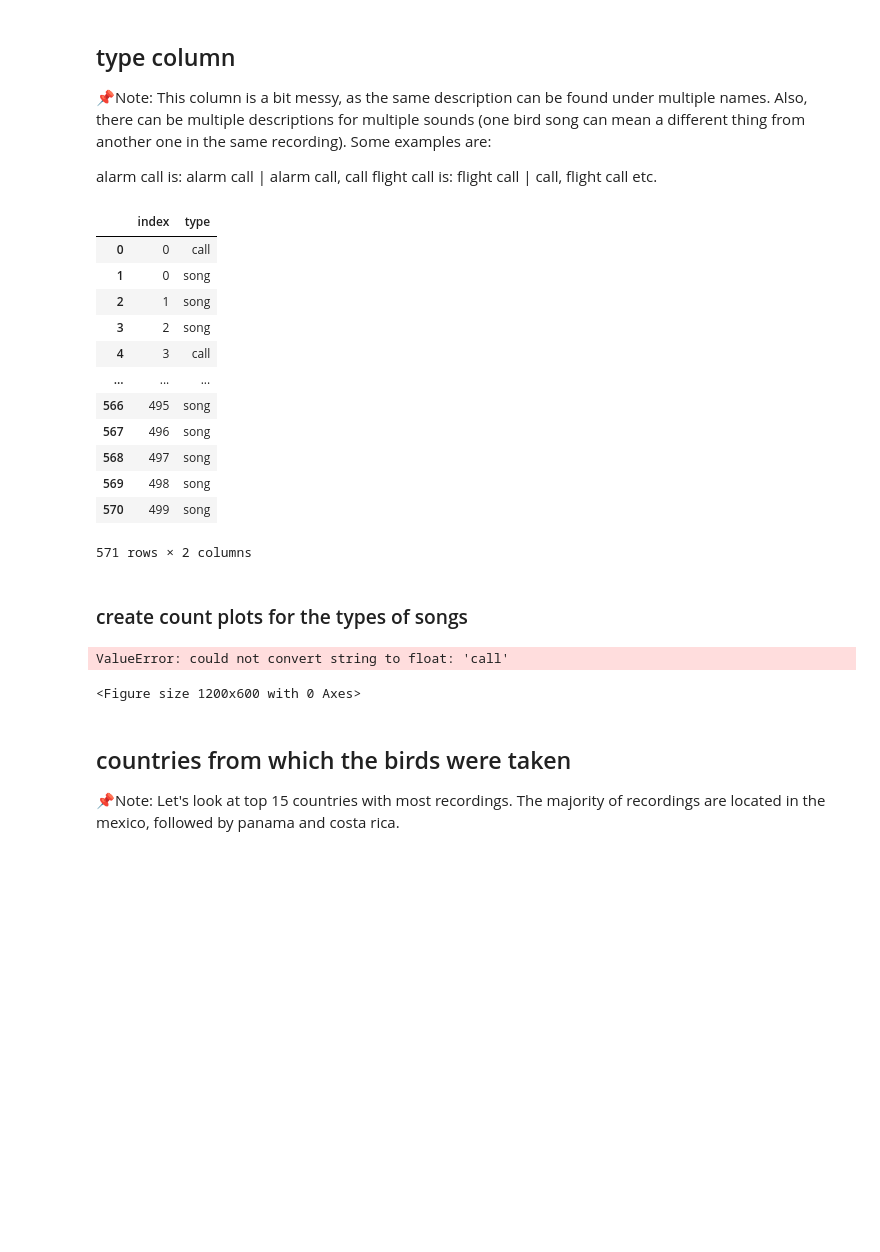
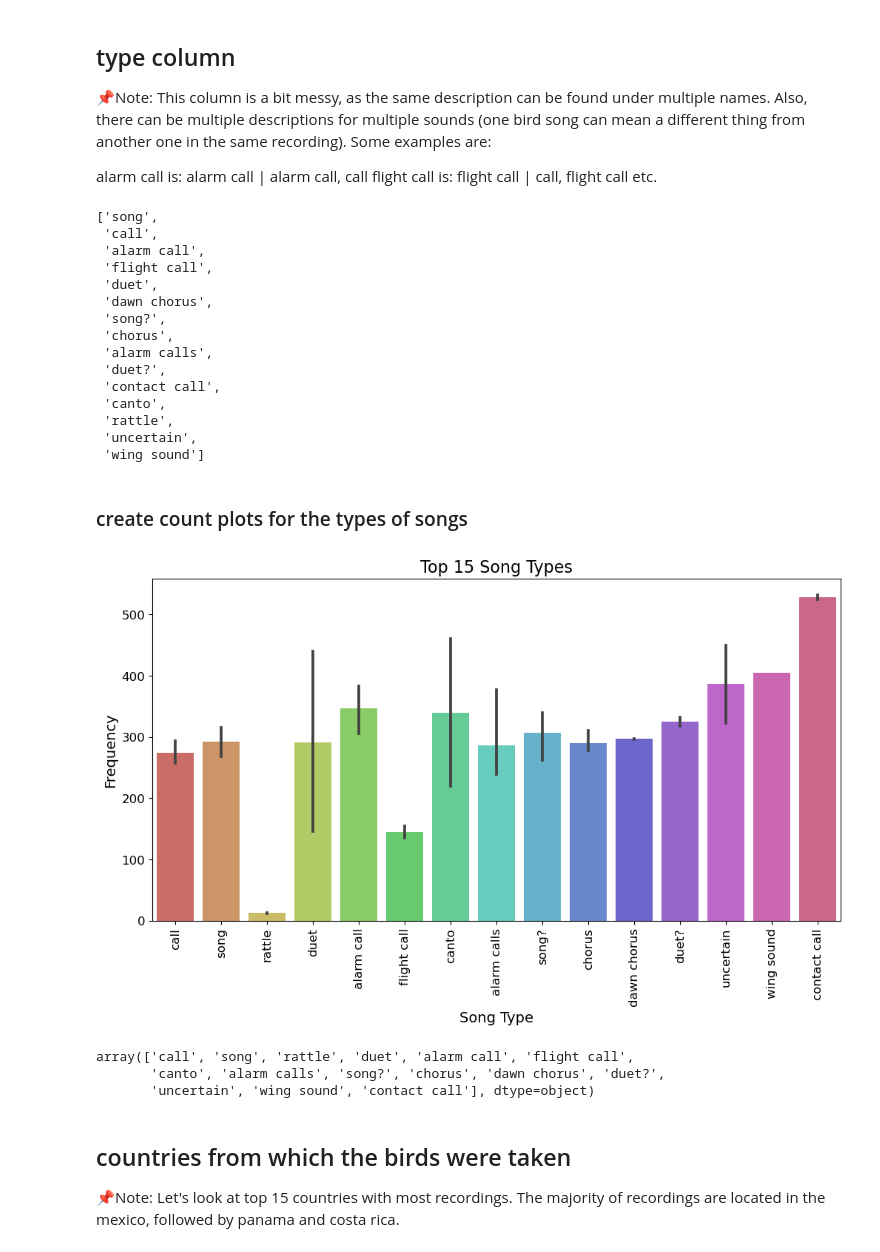
Before and after one commit to baliddeki/Bird-Behavior-ML-Project, a Jupyter notebook: data_cleaning.ipynb, the cells around one changed output. Drawn from its saved outputs; the diff is of its cells as text; code cells hidden in the pictures; blank space fills up the shorter version.

Commit message:
bar plots of top 15 songs

```diff
--- a/data_cleaning.ipynb
+++ b/data_cleaning.ipynb
@@ -154,55 +154,65 @@ plt.show()
 
 alarm call is: alarm call | alarm call, call
 flight call is: flight call | call, flight call etc.
-# %%
-# Convert 'type' column to lowercase and strip white spaces
-df['type'] = df['type'].apply(lambda x: x.strip().lower())
-
-# Replace unwanted values with appropriate categorical values
-df['type'] = df['type'].replace(['calls', '?'], 'call')
-
-# Create a new variable type by exploding all the values
-adjusted_type = df['type'].apply(lambda x: x.split(',')).reset_index().explode("type")
+# %%
+# Create a new variable type by exploding all the values
+adjusted_type =df['type'].apply(lambda x: x.split(',')).reset_index().explode("type")
+
+# Strip of white spaces and convert to lower chars
+adjusted_type = adjusted_type['type'].apply(lambda x: x.strip().lower()).reset_index()
+adjusted_type['type'] = adjusted_type['type'].replace(['calls', '?'], 'call')
+
+# Replace unwanted values with appropriate categorical values
+adjusted_type['type'] = adjusted_type['type'].replace(['calls', '?', 'fligth'], 'call')
 # %%
 adjusted_type['type'].unique()
-adjusted_type
+top_15 = list(adjusted_type['type'].value_counts().head(15).reset_index()['index'])
+top_15
 # %% [output]
-|  | index | type |
-| 0 | 0 | call |
-| 1 | 0 | song |
-| 2 | 1 | song |
-| 3 | 2 | song |
-| 4 | 3 | call |
-| ... | ... | ... |
-| 566 | 495 | song |
-| 567 | 496 | song |
-| 568 | 497 | song |
-| 569 | 498 | song |
-| 570 | 499 | song |
-571 rows × 2 columns
+['song',
+ 'call',
+ 'alarm call',
+ 'flight call',
+ 'duet',
+ 'dawn chorus',
+ 'song?',
+ 'chorus',
+ 'alarm calls',
+ 'duet?',
+ 'contact call',
+ 'canto',
+ 'rattle',
+ 'uncertain',
+ 'wing sound']
 # %% [markdown]
 ### create count plots for the types of songs
 # %%
+# Replace unwanted values with appropriate categorical values
+adjusted_type['type'] = adjusted_type['type'].replace(['calls', '?', 'fligth'], 'call')
+
 # Create Top 15 list with song types
-top_15 = list(adjusted_type['type'].value_counts().head(15).reset_index()['index'])
+top_15 = list(adjusted_type['type'].value_counts().head(15).index)
 
 # Filter the data for only the top 15 song types
 data = adjusted_type[adjusted_type['type'].isin(top_15)]
 
-
-
-# Plot the count plot
+# Plot the barplot
 plt.figure(figsize=(12, 6))
-ax = sns.countplot(data['type'], palette="hls")
+ax = sns.barplot(x=data['type'], y=data.index, palette="hls")
 plt.title("Top 15 Song Types", fontsize=16)
 plt.xticks(rotation=90, fontsize=12)
 plt.yticks(fontsize=12)
 plt.ylabel("Frequency", fontsize=14)
 plt.xlabel("Song Type", fontsize=14)
 plt.show()
 # %% [output]
-ValueError: could not convert string to float: 'call'
-<Figure size 1200x600 with 0 Axes>
+[figure, added]
+# %%
+data['type'].unique()
+# %% [output]
+array(['call', 'song', 'rattle', 'duet', 'alarm call', 'flight call',
+       'canto', 'alarm calls', 'song?', 'chorus', 'dawn chorus', 'duet?',
+       'uncertain', 'wing sound', 'contact call'], dtype=object)
 # %% [markdown]
 ## countries from which the birds were taken
 📌Note: Let's look at top 15 countries with most recordings. The majority of recordings are located in the mexico, followed by panama and costa rica.
```
